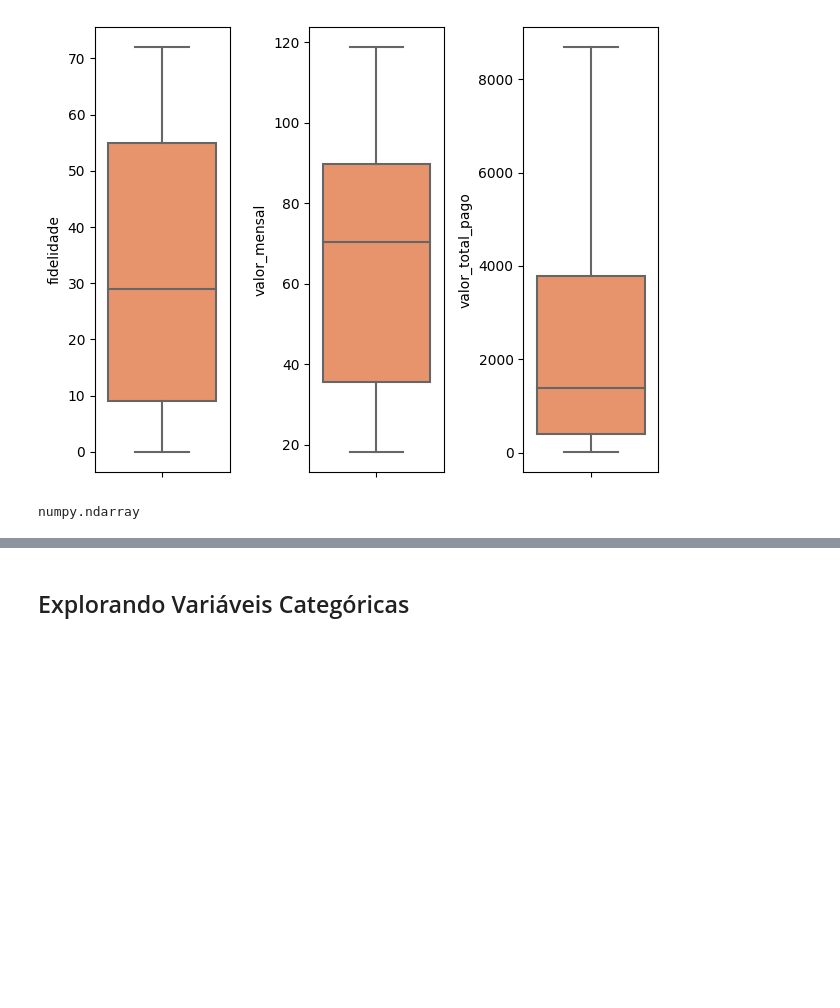
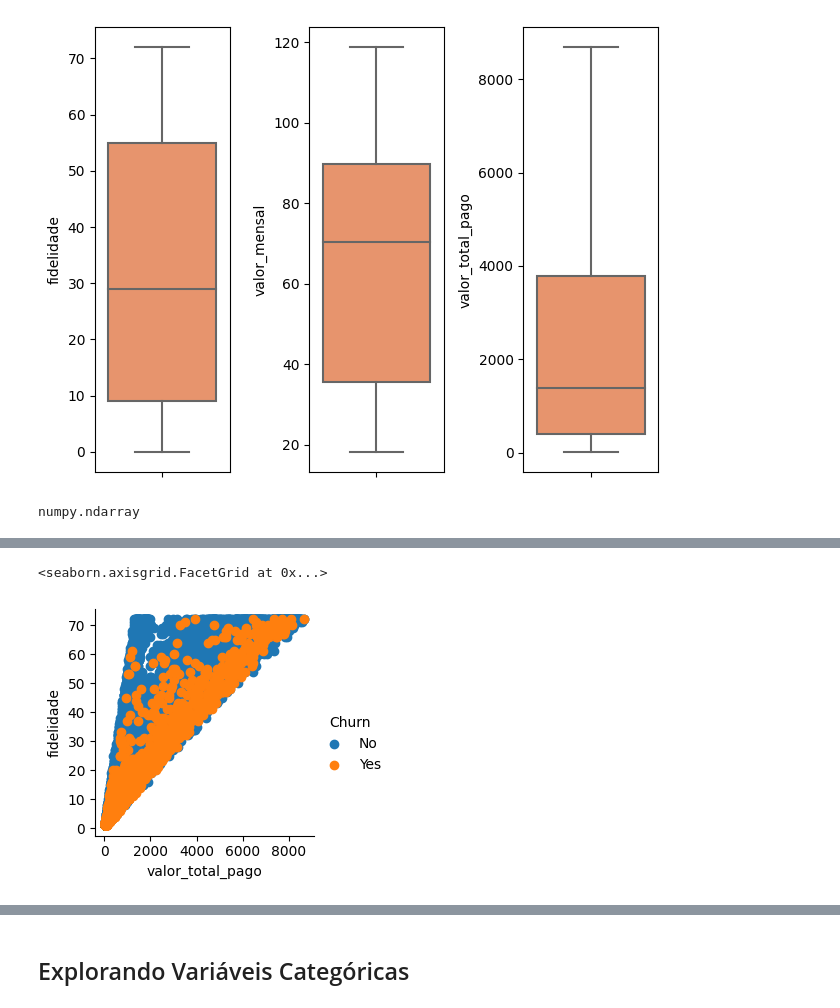
Before and after one commit to alyssonmontovanelli/analise_Previsao_Churn_teleComunicacoes, a Jupyter notebook: notebooks/01_Analise_Exploratoria.ipynb, the cells around one changed output, grey strips where cells are left out. Cells and saved outputs as stored; diff of their text form; code cells hidden in the pictures; blank space fills up the shorter version.

```diff
--- a/notebooks/01_Analise_Exploratoria.ipynb
+++ b/notebooks/01_Analise_Exploratoria.ipynb
@@ -237,0 +243,5 @@ plt.show()
+# %%
+sns.FacetGrid(dados, hue = 'Churn').map(plt.scatter, 'valor_total_pago', 'fidelidade').add_legend()
+# %% [output]
+<seaborn.axisgrid.FacetGrid at 0x...>
+[figure, added]
```
Also changed, not shown: parts of 41 cells of this notebook, 2 other files.
